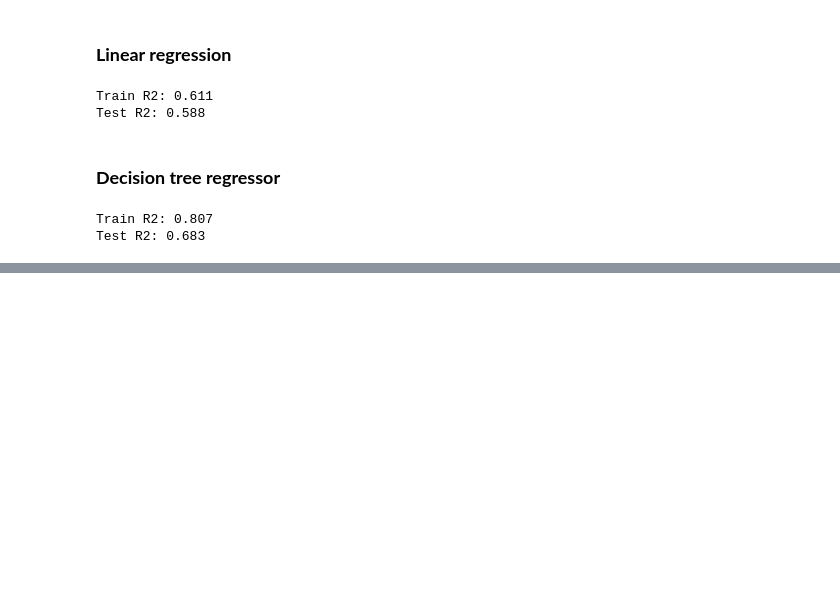
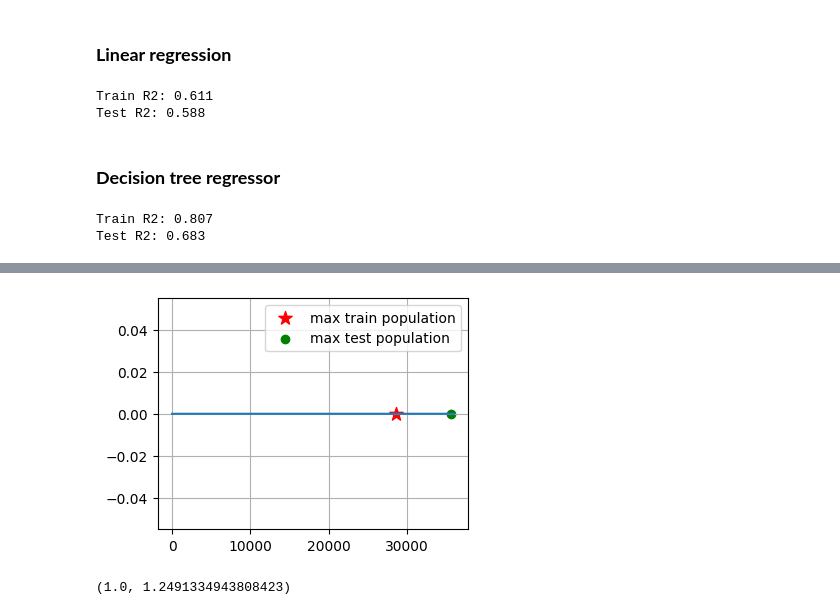
Before and after one commit to 0s12a11b/data-scaling, a Jupyter notebook: models.ipynb, the cells around one changed output, grey strips where cells are left out. Drawn from its saved outputs; the diff is of its cells as text; code cells hidden in the pictures; blank space fills up the shorter version.

Commit message:
MinMaxScaler and StandartScaler Added MinMaxScaler and StandartScaler tests for all models

```diff
--- a/models.ipynb
+++ b/models.ipynb
@@ -82,0 +128,16 @@ Test R2: 0.683
+# %%
+import matplotlib.pyplot as plt
+import numpy as np
+
+
+x = np.arange(0, 36000)
+y = x * 0
+plt.figure(figsize=(4, 3))
+plt.plot(x, y)
+plt.scatter([X_train["Population"].max()], [0], label = "max train population", marker="*", c="r", s=100)
+plt.scatter([X_test["Population"].max()], [0], label = "max test population", marker="o", c="g")
+plt.grid()
+plt.legend()
+plt.show();
+# %% [output]
+[figure, added]
@@ -82,0 +146,6 @@ Test R2: 0.683
+# %%
+X_train_norm = pd.DataFrame(mms.transform(X_train), columns=X_train.columns)
+X_test_norm = pd.DataFrame(mms.transform(X_test), columns=X_test.columns)
+X_train_norm['Population'].max(), X_test_norm['Population'].max()
+# %% [output]
+(1.0, 1.2491334943808423)
```
Also changed, not shown: parts of 32 cells of this notebook.
